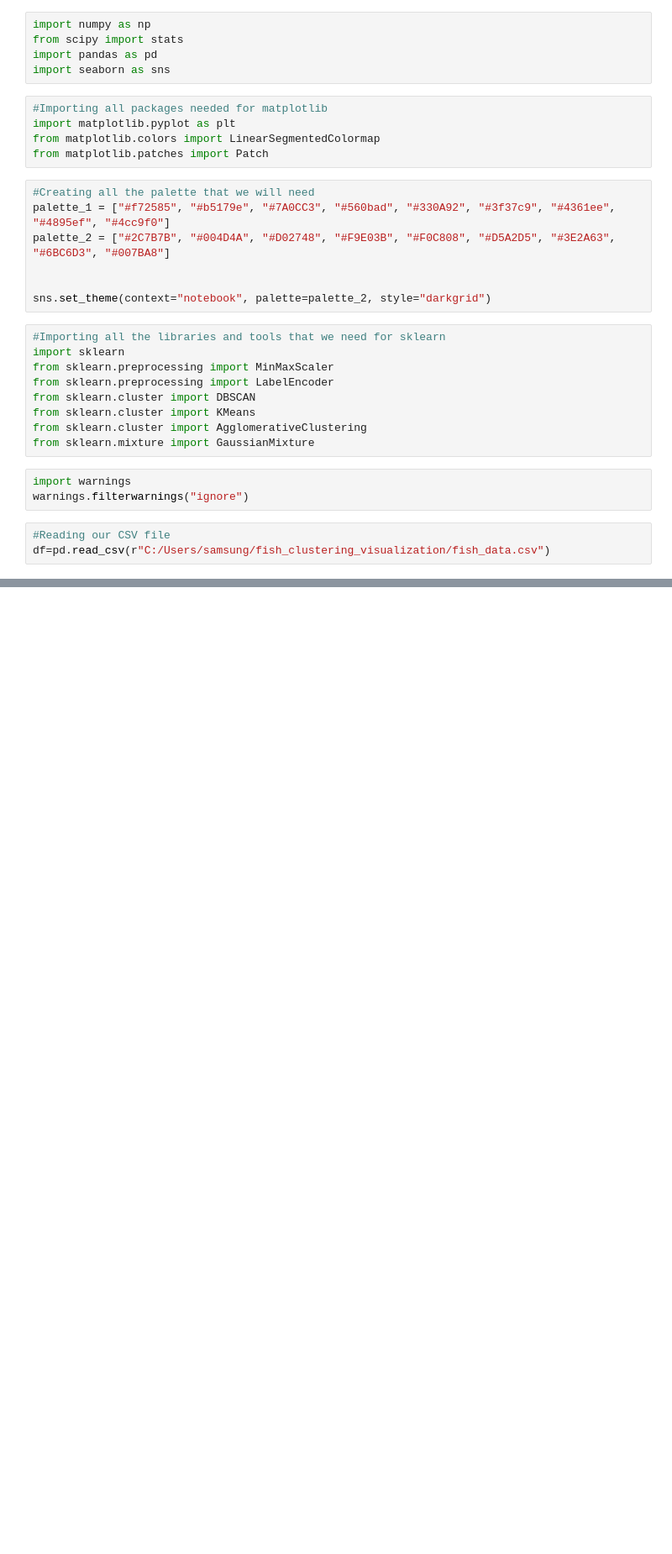
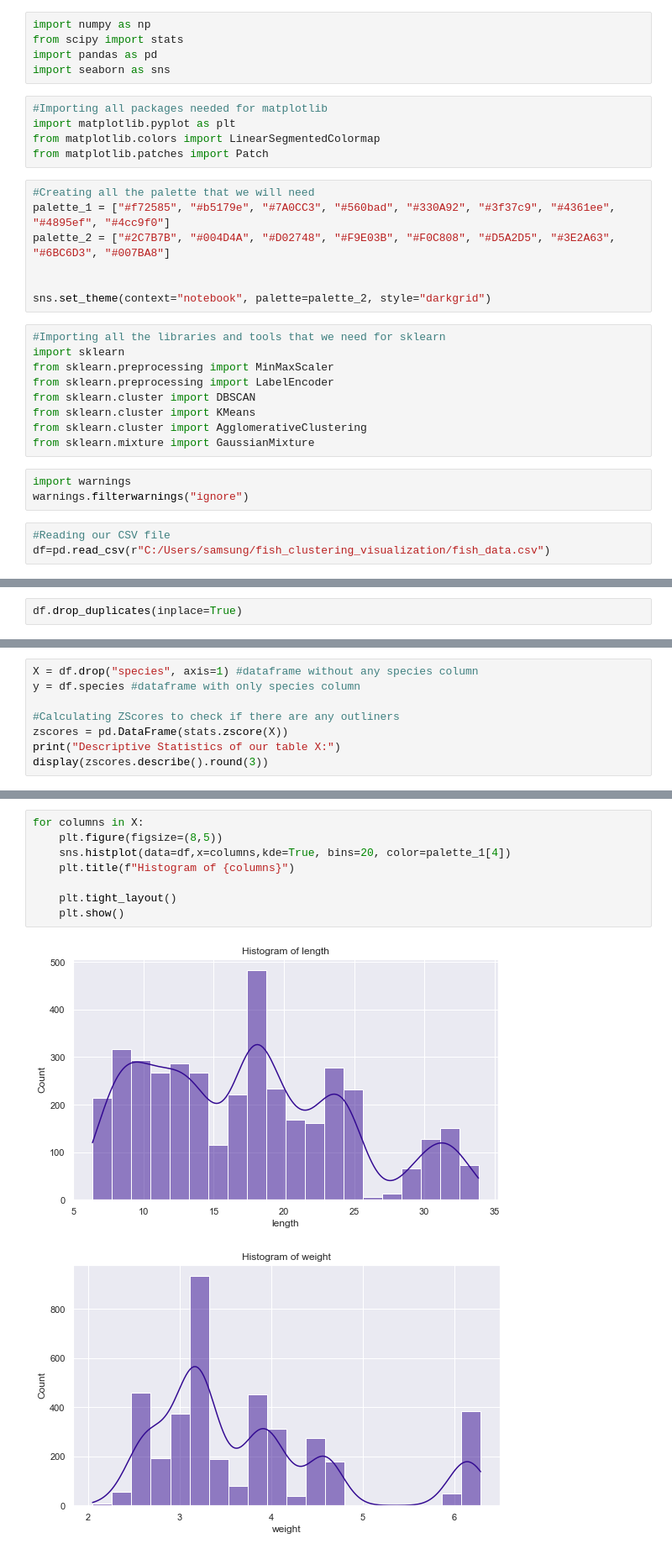
Before and after one commit to shrutikaren/fish_clustering_visualization, a Jupyter notebook: code.ipynb, the cells around one changed output, grey strips where cells are left out. Shown at 84% size. Saved outputs shown, nothing was run; the diff lists cells and outputs as text; blank space fills up the shorter version.

Commit message:
created histplot with sns for each of the columns in the data

```diff
--- a/code.ipynb
+++ b/code.ipynb
@@ -32,0 +80,2 @@ df=pd.read_csv(r"C:/Users/samsung/fish_clustering_visualization/fish_data.csv")
+# %%
+df.drop_duplicates(inplace=True)
@@ -32,0 +86,8 @@ df=pd.read_csv(r"C:/Users/samsung/fish_clustering_visualization/fish_data.csv")
+# %%
+X = df.drop("species", axis=1) #dataframe without any species column
+y = df.species #dataframe with only species column
+
+#Calculating ZScores to check if there are any outliners
+zscores = pd.DataFrame(stats.zscore(X))
+print("Descriptive Statistics of our table X:")
+display(zscores.describe().round(3))
@@ -32,0 +112,11 @@ df=pd.read_csv(r"C:/Users/samsung/fish_clustering_visualization/fish_data.csv")
+# %%
+for columns in X:
+    plt.figure(figsize=(8,5))
+    sns.histplot(data=df,x=columns,kde=True, bins=20, color=palette_1[4])
+    plt.title(f"Histogram of {columns}")
+
+    plt.tight_layout()
+    plt.show()
+# %% [output]
+[figure, added]
+[figure, added]
```
Also changed, not shown: parts of 9 cells of this notebook.
